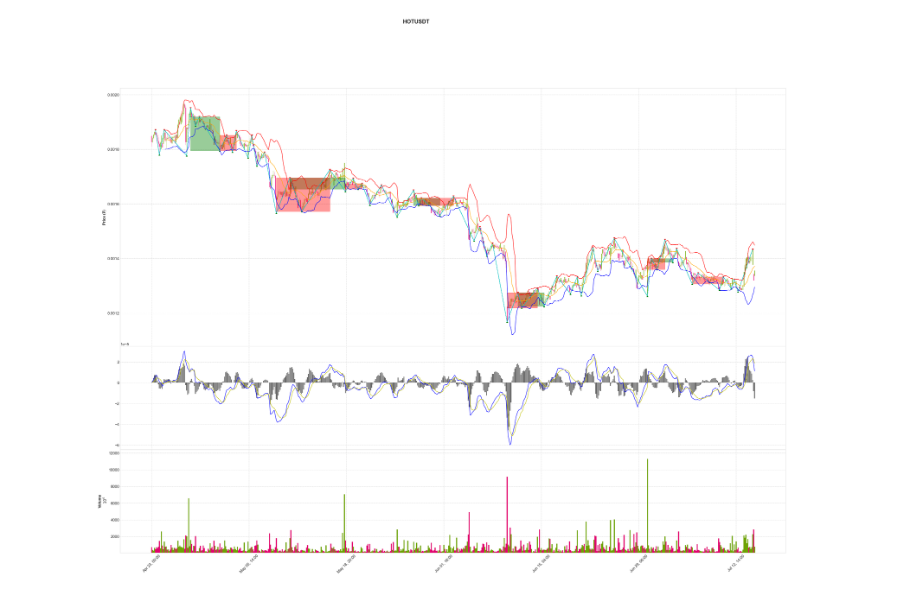
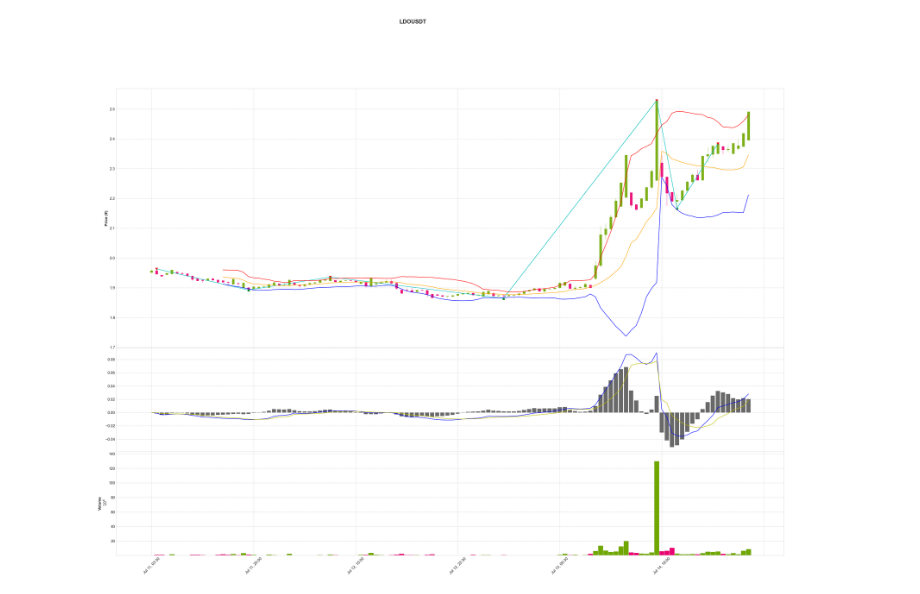
Before and after one commit to A1anSong/mahakala-python, a Jupyter notebook: chan.ipynb, the cells around one changed output. Saved outputs shown, nothing was run; the diff lists cells and outputs as text; code cells hidden in the pictures.

Commit message:
修复了mpf.plot绘图时fill_between为空数组或者None时的报错

```diff
--- a/chan.ipynb
+++ b/chan.ipynb
@@ -8,9 +8,9 @@ import mplfinance as mpf
 from core import config
 from chan import interval_period, get_data, add_bollinger_bands, add_macd, merge_candle, identify_fractal, filter_fractals, filter_fractals, find_centers, add_plots, add_lines, add_rectangles
 # %%
-symbol = 'HOTUSDT'
-interval = '2h'
-amount = 1000
+symbol = 'LDOUSDT'
+interval = '30m'
+amount = 200
 df = get_data(symbol, interval_period[interval], amount)
 df = df[:-1]
 
@@ -29,9 +29,12 @@ df_centered = find_centers(df_filtered)
 # %%
 addplot_all = add_plots(df_centered)
 all_lines = add_lines(df_centered)
 rectangles = add_rectangles(df_centered)
 
 # 绘制图表
-mpf.plot(df_centered, figscale=5, type='candle', style='binance', title=symbol, ylabel='Price (₮)', volume=True, ylabel_lower='Volume', volume_panel=2, addplot=addplot_all, alines=all_lines, fill_between=rectangles, warn_too_much_data=1000)
+if len(rectangles) > 0:
+    mpf.plot(df_centered, figscale=5, type='candle', style='binance', title=symbol, ylabel='Price (₮)', volume=True, ylabel_lower='Volume', volume_panel=2, addplot=addplot_all, alines=all_lines, fill_between=rectangles, warn_too_much_data=1000)
+else:
+    mpf.plot(df_centered, figscale=5, type='candle', style='binance', title=symbol, ylabel='Price (₮)', volume=True, ylabel_lower='Volume', volume_panel=2, addplot=addplot_all, alines=all_lines, warn_too_much_data=1000)
 # %% [output]
-[figure, old version]
+[figure, new version]
```
Also changed, not shown: 1 other file.
